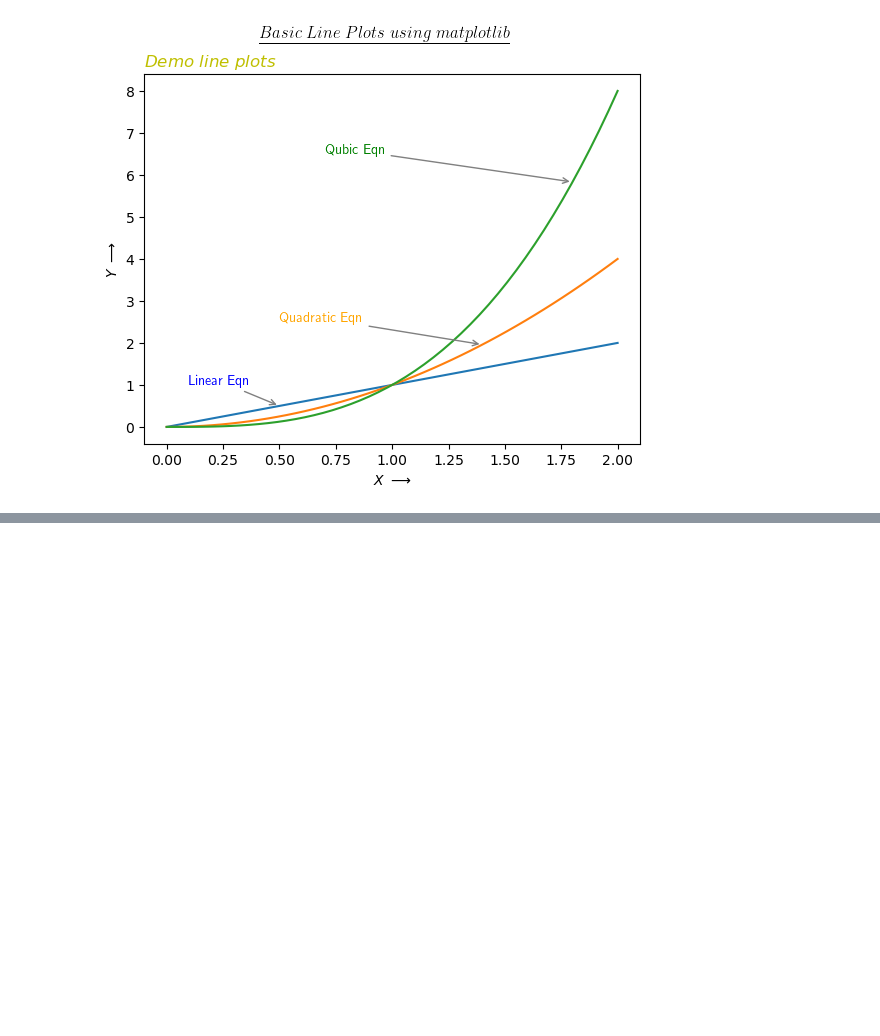
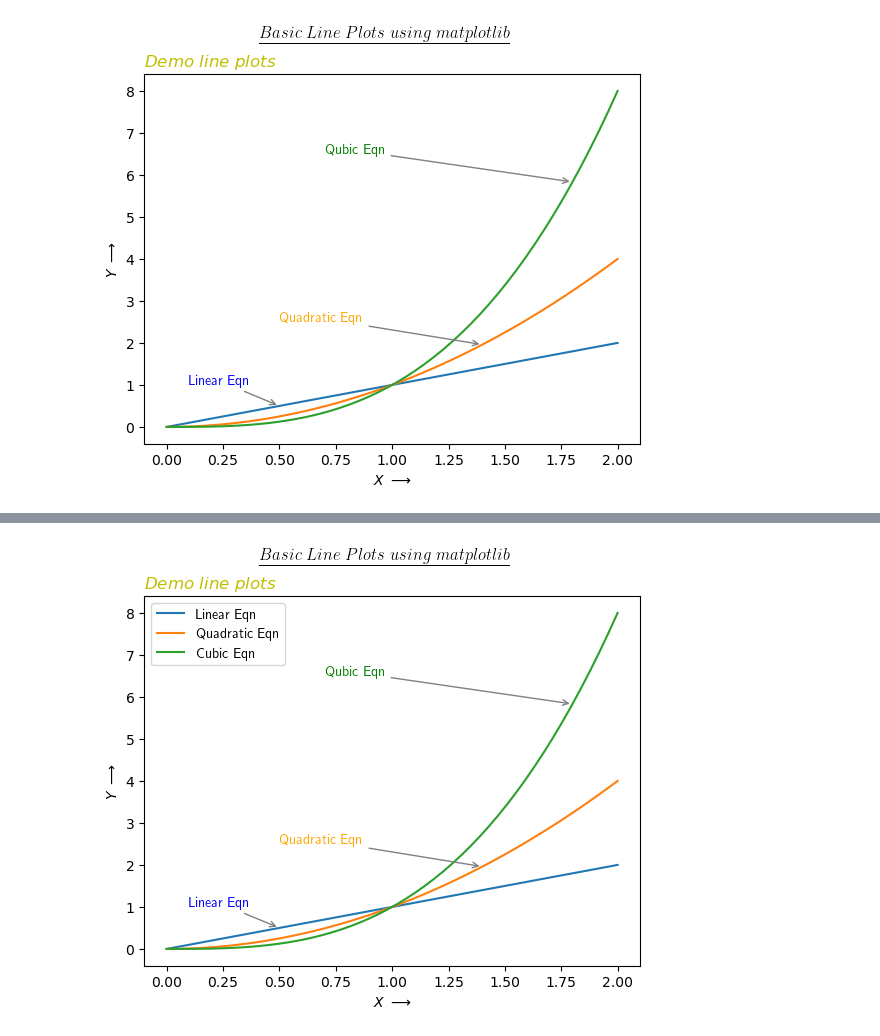
Before and after one commit to AindreaAjax/ML_Introduction, a Jupyter notebook: Data_Visualization/Matplotlib_Basics/02_labelling_plots.ipynb, the cells around one changed output, grey strips where cells are left out. Cells and saved outputs as stored; diff of their text form; code cells hidden in the pictures; blank space fills up the shorter version.

Commit message:
[sec] Add section - Legends (creating and placing legends, proxy artists)

```diff
--- a/Data_Visualization/Matplotlib_Basics/02_labelling_plots.ipynb
+++ b/Data_Visualization/Matplotlib_Basics/02_labelling_plots.ipynb
@@ -101,0 +134,14 @@ plt.show()
+# %%
+plt.sca(ax)
+
+# This is another way of using the legend function. only defining the labels.
+# To make a legend for all artists on an Axes, the function is called with an iterable of strings,
+# one for each legend item.
+
+# This call signature is discouraged, because the relation between plot elements and labels is
+# only implicit by their order and can easily be mixed up.
+ax.legend(labels=["Linear Eqn", "Quadratic Eqn", "Cubic Eqn"])
+
+plt.show()
+# %% [output]
+[figure, added]
```
Also changed, not shown: parts of 18 cells of this notebook.
